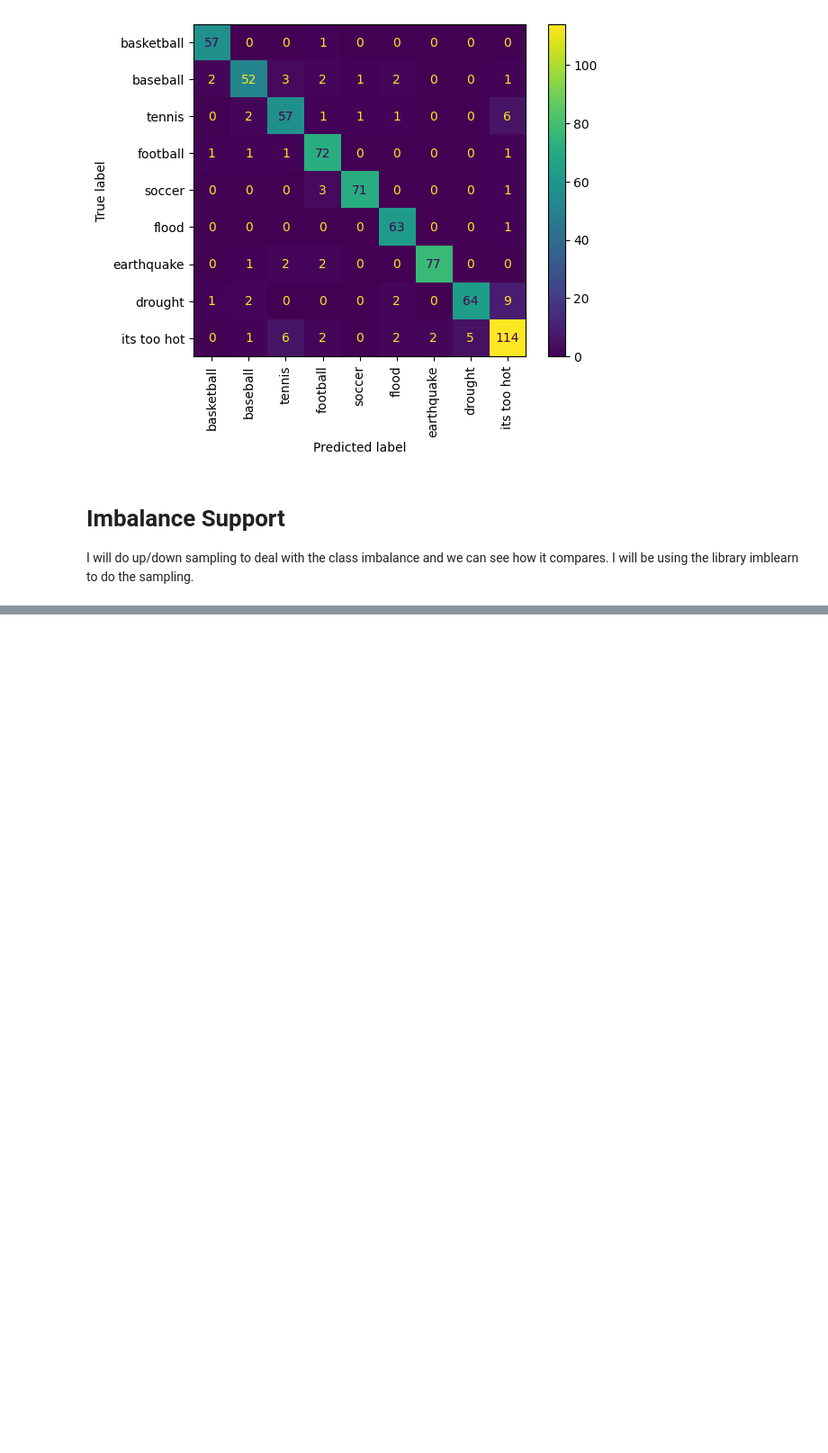
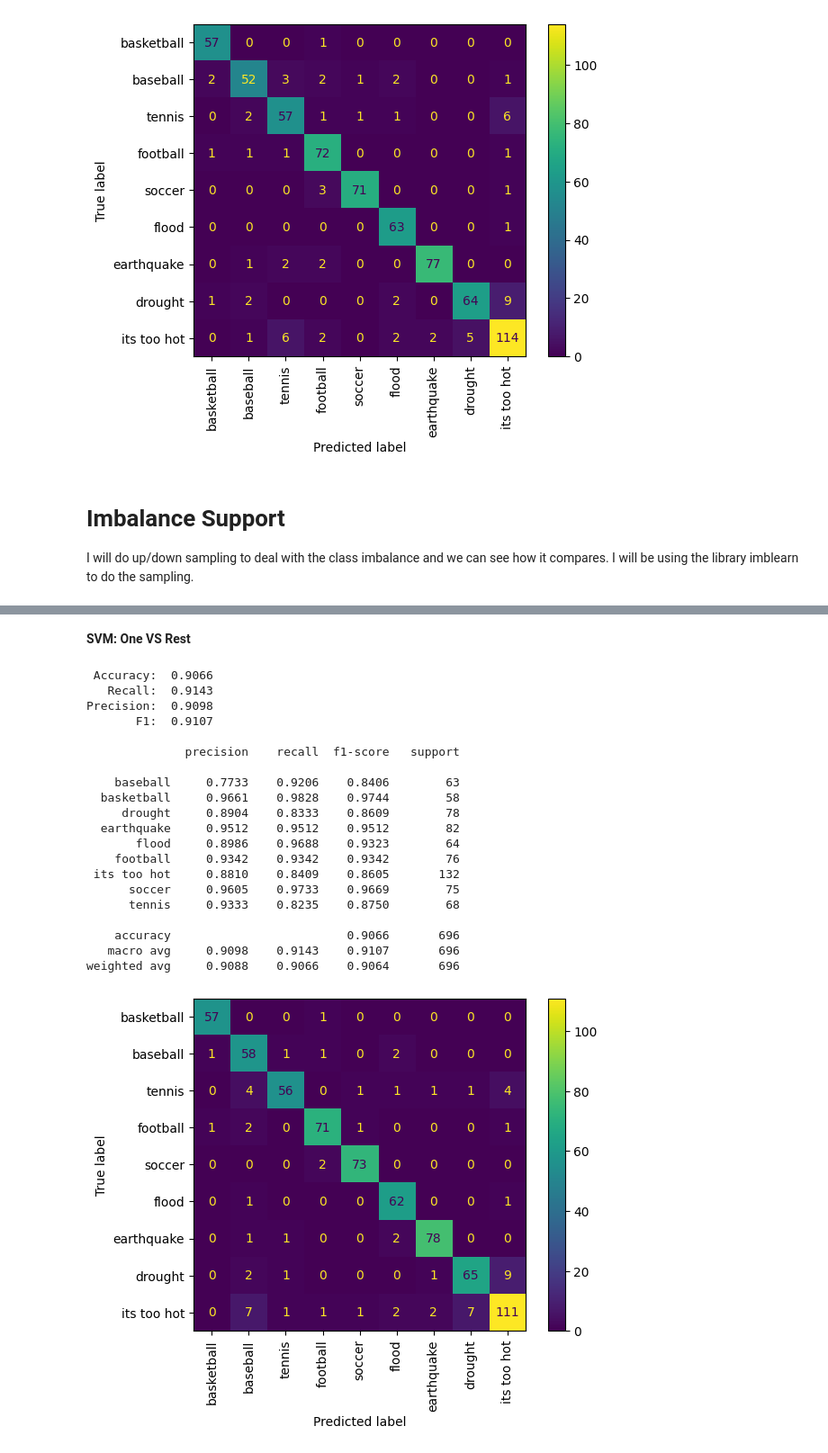
Before and after one commit to papaymaguire/ece219-project1, a Jupyter notebook: project1/notebooks/question09.ipynb, the cells around one changed output, grey strips where cells are left out. Shown: that part at 90% size. Cells and saved outputs as stored; diff of their text form; code cells hidden in the pictures; blank space fills up the shorter version.

```diff
--- a/project1/notebooks/question09.ipynb
+++ b/project1/notebooks/question09.ipynb
@@ -424,0 +396,26 @@ weighted avg     0.9087    0.9066    0.9065       696
+# %% [markdown]
+**SVM: One VS Rest**
+# %%
+go("ovr", "svm", dim_reduced_train_features, new_train['leaf_label'], dim_reduced_test_features, new_test['leaf_label'])
+# %% [output]
+ Accuracy:  0.9066
+   Recall:  0.9143
+Precision:  0.9098
+       F1:  0.9107
+
+              precision    recall  f1-score   support
+
+    baseball     0.7733    0.9206    0.8406        63
+  basketball     0.9661    0.9828    0.9744        58
+     drought     0.8904    0.8333    0.8609        78
+  earthquake     0.9512    0.9512    0.9512        82
+       flood     0.8986    0.9688    0.9323        64
+    football     0.9342    0.9342    0.9342        76
+ its too hot     0.8810    0.8409    0.8605       132
+      soccer     0.9605    0.9733    0.9669        75
+      tennis     0.9333    0.8235    0.8750        68
+
+    accuracy                         0.9066       696
+   macro avg     0.9098    0.9143    0.9107       696
+weighted avg     0.9088    0.9066    0.9064       696
+[figure, added]
```
Also changed, not shown: parts of 24 cells of this notebook.
